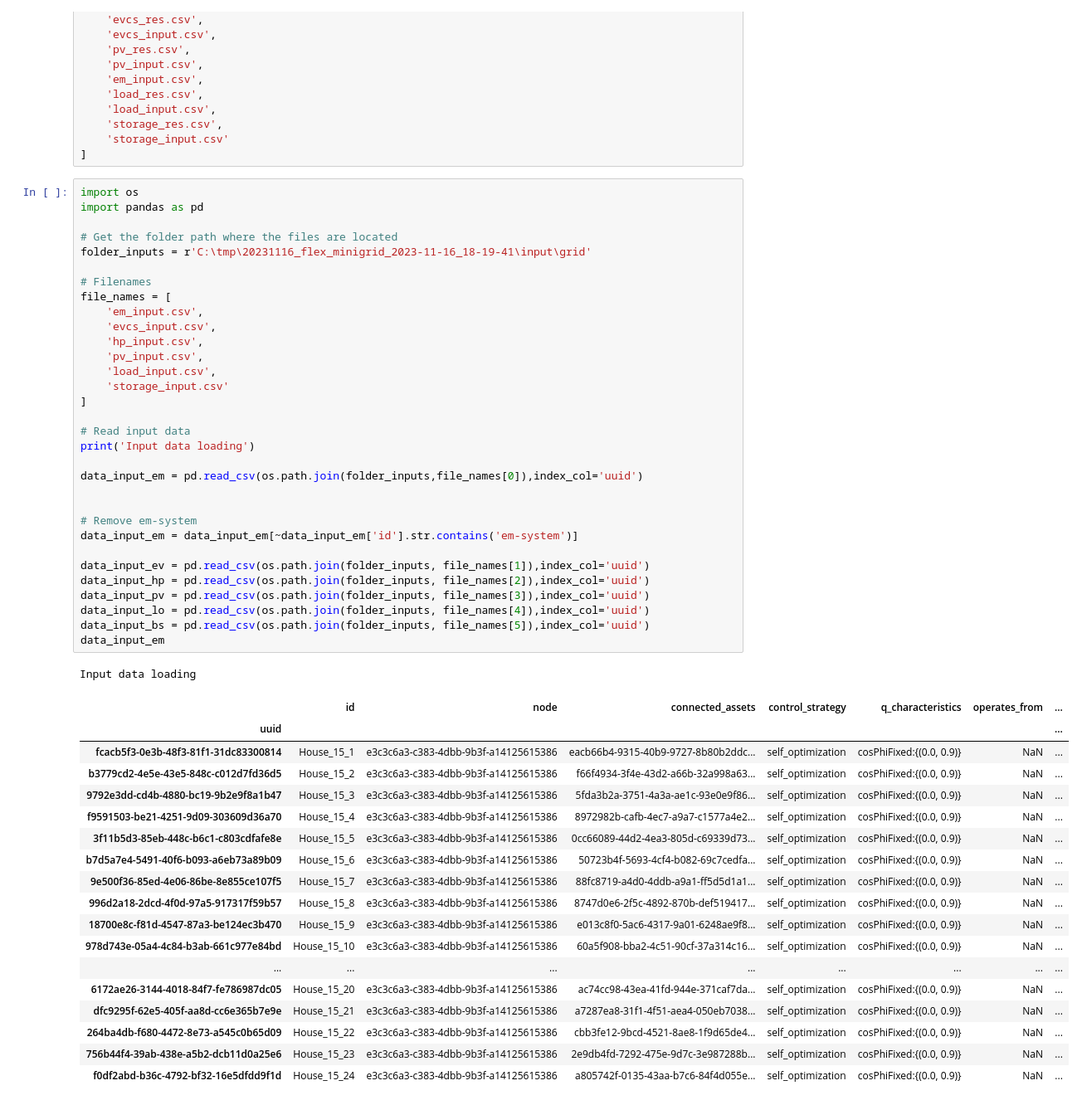
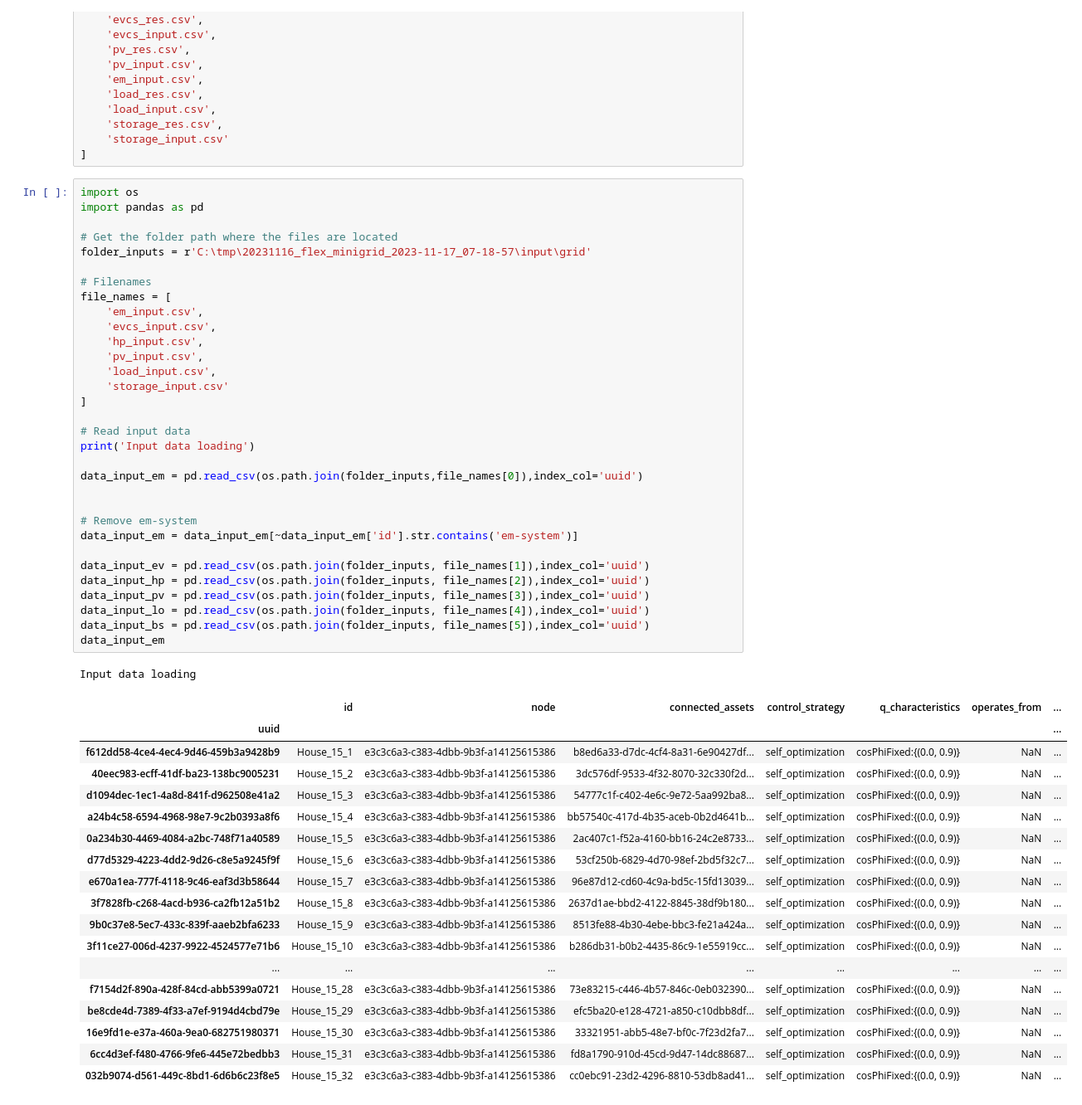
Before and after one commit to ie3-institute/pypsdm, a Jupyter notebook: pypsdm/analysis/concurrency.ipynb, the cells around one changed output. Shown at 83% size. Cells and saved outputs as stored; diff of their text form.

```diff
--- a/pypsdm/analysis/concurrency.ipynb
+++ b/pypsdm/analysis/concurrency.ipynb
@@ -81,51 +81,51 @@ import os
 import pandas as pd
 
 # Get the folder path where the files are located
-folder_inputs = r'C:\tmp\20231116_flex_minigrid_2023-11-16_18-19-41\input\grid'
+folder_inputs = r'C:\tmp\20231116_flex_minigrid_2023-11-17_07-18-57\input\grid'
 
 # Filenames
 file_names = [
     'em_input.csv',
     'evcs_input.csv',
     'hp_input.csv',
     'pv_input.csv',
     'load_input.csv',
     'storage_input.csv'
 ]
 
 # Read input data
 print('Input data loading')
 
 data_input_em = pd.read_csv(os.path.join(folder_inputs,file_names[0]),index_col='uuid')
 
 
 # Remove em-system
 data_input_em = data_input_em[~data_input_em['id'].str.contains('em-system')]
 
 data_input_ev = pd.read_csv(os.path.join(folder_inputs, file_names[1]),index_col='uuid')
 data_input_hp = pd.read_csv(os.path.join(folder_inputs, file_names[2]),index_col='uuid')
 data_input_pv = pd.read_csv(os.path.join(folder_inputs, file_names[3]),index_col='uuid')
 data_input_lo = pd.read_csv(os.path.join(folder_inputs, file_names[4]),index_col='uuid')
 data_input_bs = pd.read_csv(os.path.join(folder_inputs, file_names[5]),index_col='uuid')
 data_input_em
 # %% [output]
 Input data loading
 |  | id | node | connected_assets | control_strategy | q_characteristics | operates_from | ... |
 | uuid |  |  |  |  |  |  | ... |
-| fcacb5f3-0e3b-48f3-81f1-31dc83300814 | House_15_1 | e3c3c6a3-c383-4dbb-9b3f-a14125615386 | eacb66b4-9315-40b9-9727-8b80b2ddc... | self_optimization | cosPhiFixed:{(0.0, 0.9)} | NaN | ... |
-| b3779cd2-4e5e-43e5-848c-c012d7fd36d5 | House_15_2 | e3c3c6a3-c383-4dbb-9b3f-a14125615386 | f66f4934-3f4e-43d2-a66b-32a998a63... | self_optimization | cosPhiFixed:{(0.0, 0.9)} | NaN | ... |
-| 9792e3dd-cd4b-4880-bc19-9b2e9f8a1b47 | House_15_3 | e3c3c6a3-c383-4dbb-9b3f-a14125615386 | 5fda3b2a-3751-4a3a-ae1c-93e0e9f86... | self_optimization | cosPhiFixed:{(0.0, 0.9)} | NaN | ... |
-| f9591503-be21-4251-9d09-303609d36a70 | House_15_4 | e3c3c6a3-c383-4dbb-9b3f-a14125615386 | 8972982b-cafb-4ec7-a9a7-c1577a4e2... | self_optimization | cosPhiFixed:{(0.0, 0.9)} | NaN | ... |
-| 3f11b5d3-85eb-448c-b6c1-c803cdfafe8e | House_15_5 | e3c3c6a3-c383-4dbb-9b3f-a14125615386 | 0cc66089-44d2-4ea3-805d-c69339d73... | self_optimization | cosPhiFixed:{(0.0, 0.9)} | NaN | ... |
-| b7d5a7e4-5491-40f6-b093-a6eb73a89b09 | House_15_6 | e3c3c6a3-c383-4dbb-9b3f-a14125615386 | 50723b4f-5693-4cf4-b082-69c7cedfa... | self_optimization | cosPhiFixed:{(0.0, 0.9)} | NaN | ... |
-| 9e500f36-85ed-4e06-86be-8e855ce107f5 | House_15_7 | e3c3c6a3-c383-4dbb-9b3f-a14125615386 | 88fc8719-a4d0-4ddb-a9a1-ff5d5d1a1... | self_optimization | cosPhiFixed:{(0.0, 0.9)} | NaN | ... |
-| 996d2a18-2dcd-4f0d-97a5-917317f59b57 | House_15_8 | e3c3c6a3-c383-4dbb-9b3f-a14125615386 | 8747d0e6-2f5c-4892-870b-def519417... | self_optimization | cosPhiFixed:{(0.0, 0.9)} | NaN | ... |
-| 18700e8c-f81d-4547-87a3-be124ec3b470 | House_15_9 | e3c3c6a3-c383-4dbb-9b3f-a14125615386 | e013c8f0-5ac6-4317-9a01-6248ae9f8... | self_optimization | cosPhiFixed:{(0.0, 0.9)} | NaN | ... |
-| 978d743e-05a4-4c84-b3ab-661c977e84bd | House_15_10 | e3c3c6a3-c383-4dbb-9b3f-a14125615386 | 60a5f908-bba2-4c51-90cf-37a314c16... | self_optimization | cosPhiFixed:{(0.0, 0.9)} | NaN | ... |
+| f612dd58-4ce4-4ec4-9d46-459b3a9428b9 | House_15_1 | e3c3c6a3-c383-4dbb-9b3f-a14125615386 | b8ed6a33-d7dc-4cf4-8a31-6e90427df... | self_optimization | cosPhiFixed:{(0.0, 0.9)} | NaN | ... |
+| 40eec983-ecff-41df-ba23-138bc9005231 | House_15_2 | e3c3c6a3-c383-4dbb-9b3f-a14125615386 | 3dc576df-9533-4f32-8070-32c330f2d... | self_optimization | cosPhiFixed:{(0.0, 0.9)} | NaN | ... |
+| d1094dec-1ec1-4a8d-841f-d962508e41a2 | House_15_3 | e3c3c6a3-c383-4dbb-9b3f-a14125615386 | 54777c1f-c402-4e6c-9e72-5aa992ba8... | self_optimization | cosPhiFixed:{(0.0, 0.9)} | NaN | ... |
+| a24b4c58-6594-4968-98e7-9c2b0393a8f6 | House_15_4 | e3c3c6a3-c383-4dbb-9b3f-a14125615386 | bb57540c-417d-4b35-aceb-0b2d4641b... | self_optimization | cosPhiFixed:{(0.0, 0.9)} | NaN | ... |
+| 0a234b30-4469-4084-a2bc-748f71a40589 | House_15_5 | e3c3c6a3-c383-4dbb-9b3f-a14125615386 | 2ac407c1-f52a-4160-bb16-24c2e8733... | self_optimization | cosPhiFixed:{(0.0, 0.9)} | NaN | ... |
+| d77d5329-4223-4dd2-9d26-c8e5a9245f9f | House_15_6 | e3c3c6a3-c383-4dbb-9b3f-a14125615386 | 53cf250b-6829-4d70-98ef-2bd5f32c7... | self_optimization | cosPhiFixed:{(0.0, 0.9)} | NaN | ... |
+| e670a1ea-777f-4118-9c46-eaf3d3b58644 | House_15_7 | e3c3c6a3-c383-4dbb-9b3f-a14125615386 | 96e87d12-cd60-4c9a-bd5c-15fd13039... | self_optimization | cosPhiFixed:{(0.0, 0.9)} | NaN | ... |
+| 3f7828fb-c268-4acd-b936-ca2fb12a51b2 | House_15_8 | e3c3c6a3-c383-4dbb-9b3f-a14125615386 | 2637d1ae-bbd2-4122-8845-38df9b180... | self_optimization | cosPhiFixed:{(0.0, 0.9)} | NaN | ... |
+| 9b0c37e8-5ec7-433c-839f-aaeb2bfa6233 | House_15_9 | e3c3c6a3-c383-4dbb-9b3f-a14125615386 | 8513fe88-4b30-4ebe-bbc3-fe21a424a... | self_optimization | cosPhiFixed:{(0.0, 0.9)} | NaN | ... |
+| 3f11ce27-006d-4237-9922-4524577e71b6 | House_15_10 | e3c3c6a3-c383-4dbb-9b3f-a14125615386 | b286db31-b0b2-4435-86c9-1e55919cc... | self_optimization | cosPhiFixed:{(0.0, 0.9)} | NaN | ... |
 | ... | ... | ... | ... | ... | ... | ... | ... |
-| 6172ae26-3144-4018-84f7-fe786987dc05 | House_15_20 | e3c3c6a3-c383-4dbb-9b3f-a14125615386 | ac74cc98-43ea-41fd-944e-371caf7da... | self_optimization | cosPhiFixed:{(0.0, 0.9)} | NaN | ... |
-| dfc9295f-62e5-405f-aa8d-cc6e365b7e9e | House_15_21 | e3c3c6a3-c383-4dbb-9b3f-a14125615386 | a7287ea8-31f1-4f51-aea4-050eb7038... | self_optimization | cosPhiFixed:{(0.0, 0.9)} | NaN | ... |
-| 264ba4db-f680-4472-8e73-a545c0b65d09 | House_15_22 | e3c3c6a3-c383-4dbb-9b3f-a14125615386 | cbb3fe12-9bcd-4521-8ae8-1f9d65de4... | self_optimization | cosPhiFixed:{(0.0, 0.9)} | NaN | ... |
-| 756b44f4-39ab-438e-a5b2-dcb11d0a25e6 | House_15_23 | e3c3c6a3-c383-4dbb-9b3f-a14125615386 | 2e9db4fd-7292-475e-9d7c-3e987288b... | self_optimization | cosPhiFixed:{(0.0, 0.9)} | NaN | ... |
-| f0df2abd-b36c-4792-bf32-16e5dfdd9f1d | House_15_24 | e3c3c6a3-c383-4dbb-9b3f-a14125615386 | a805742f-0135-43aa-b7c6-84f4d055e... | self_optimization | cosPhiFixed:{(0.0, 0.9)} | NaN | ... |
+| f7154d2f-890a-428f-84cd-abb5399a0721 | House_15_28 | e3c3c6a3-c383-4dbb-9b3f-a14125615386 | 73e83215-c446-4b57-846c-0eb032390... | self_optimization | cosPhiFixed:{(0.0, 0.9)} | NaN | ... |
+| be8cde4d-7389-4f33-a7ef-9194d4cbd79e | House_15_29 | e3c3c6a3-c383-4dbb-9b3f-a14125615386 | efc5ba20-e128-4721-a850-c10dbb8df... | self_optimization | cosPhiFixed:{(0.0, 0.9)} | NaN | ... |
+| 16e9fd1e-e37a-460a-9ea0-682751980371 | House_15_30 | e3c3c6a3-c383-4dbb-9b3f-a14125615386 | 33321951-abb5-48e7-bf0c-7f23d2fa7... | self_optimization | cosPhiFixed:{(0.0, 0.9)} | NaN | ... |
+| 6cc4d3ef-f480-4766-9fe6-445e72bedbb3 | House_15_31 | e3c3c6a3-c383-4dbb-9b3f-a14125615386 | fd8a1790-910d-45cd-9d47-14dc88687... | self_optimization | cosPhiFixed:{(0.0, 0.9)} | NaN | ... |
+| 032b9074-d561-449c-8bd1-6d6b6c23f8e5 | House_15_32 | e3c3c6a3-c383-4dbb-9b3f-a14125615386 | cc0ebc91-23d2-4296-8810-53db8ad41... | self_optimization | cosPhiFixed:{(0.0, 0.9)} | NaN | ... |
 # %%
```
Also changed, not shown: parts of 10 cells of this notebook.
